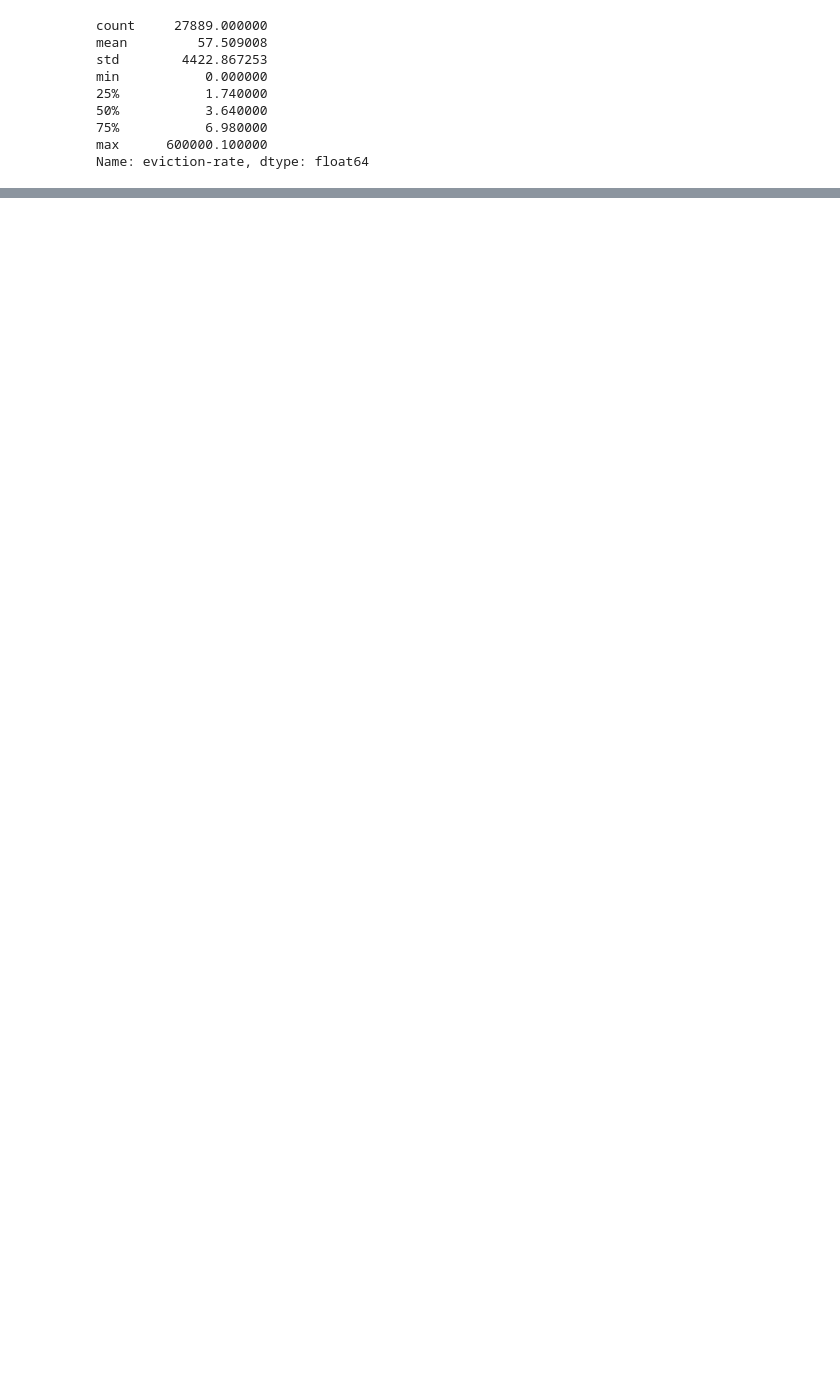
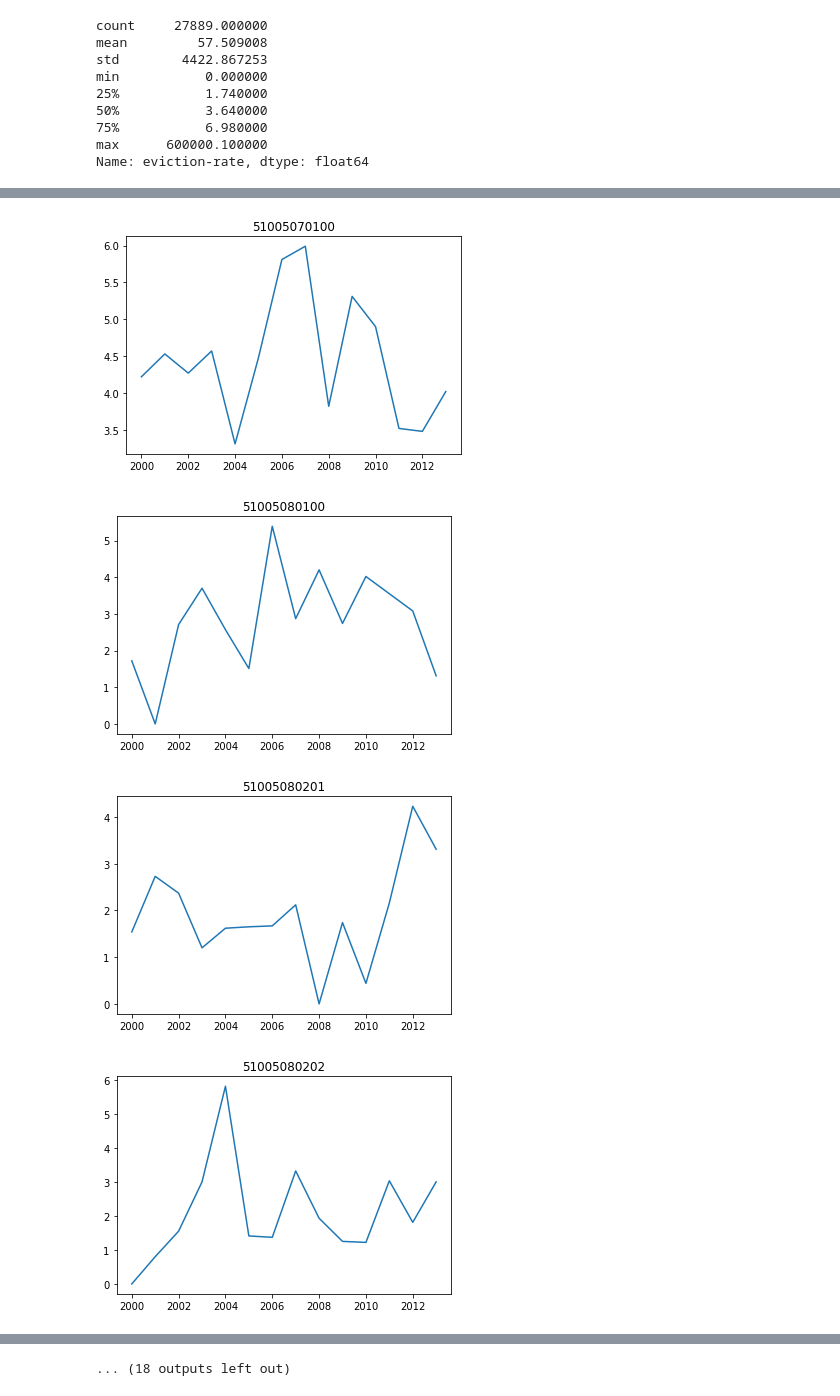
Before and after one commit to jamjensen/eviction-va, a Jupyter notebook: data-exploration.ipynb, the cells around one changed output, grey strips where cells are left out. Drawn from its saved outputs; the diff is of its cells as text; code cells hidden in the pictures; blank space fills up the shorter version.

Commit message:
added plots GEOID with null and zero eviction rates

```diff
--- a/data-exploration.ipynb
+++ b/data-exploration.ipynb
@@ -34,2 +12,4 @@ dtype: object
+# %%
+df = pipeline.load_data()
 # %%
 plot_var = df['eviction-rate']
@@ -74,9 +27,0 @@ df[df['eviction-rate'] == 0].loc[:,['year', 'name','parent-location', 'populatio
-# %%
-cond = {'name': 9801.00}
-# df.loc[(df.name == cond['name']) & df['eviction-rate'], ['x','y']].plot()
-
-
-# df.loc[(df.name == cond['name']) & (df.eviction-rate), ['x','y']].plot(title='name: {a}'.format(**cond))
-tst = df[df['name'] == 9801.00]
-ax = sns.lineplot(x=tst['year'], y=tst["eviction-rate"])
-ax.set_xticklabels(tst['year'], rotation=90)
@@ -144,0 +30,12 @@ Name: name, Length: 1418, dtype: int64
+# %%
+NAN_GEOIDS = df[df['eviction-rate'].isna()].GEOID.unique()
+for x in NAN_GEOIDS[:30]:
+    tst = df[df['GEOID'] == x]
+    plt.figure()
+    plt.plot(tst['year'], tst['eviction-rate'])
+    plt.title(x)
+# %% [output]
+[figure, added]
+[figure, added]
+[figure, added]
+[figure, added]
@@ -144,0 +50 @@ Name: name, Length: 1418, dtype: int64
+... (18 outputs left out)
```
Also changed, not shown: parts of 15 cells of this notebook.
